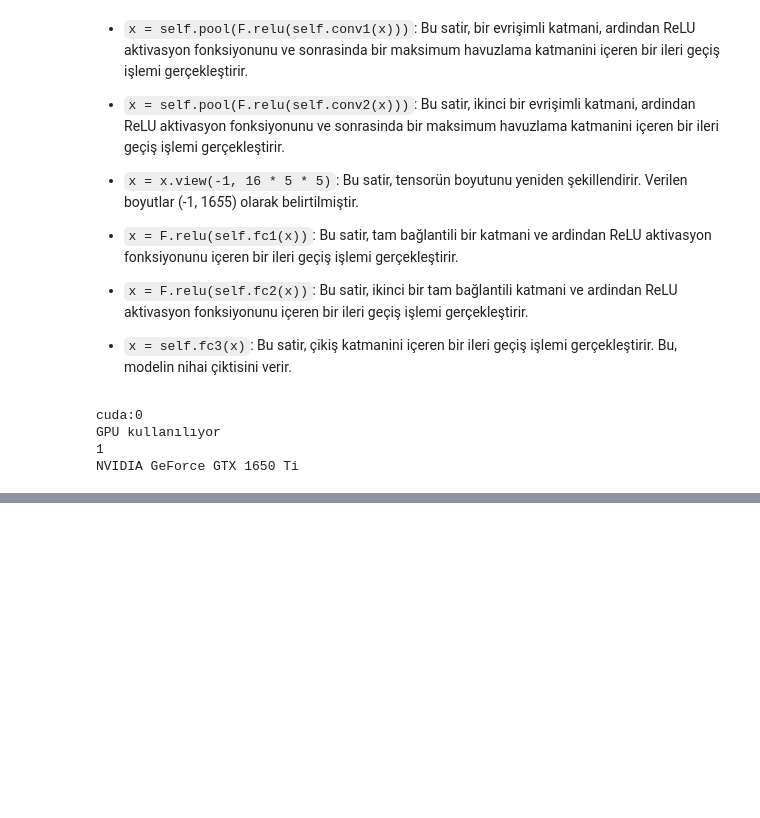
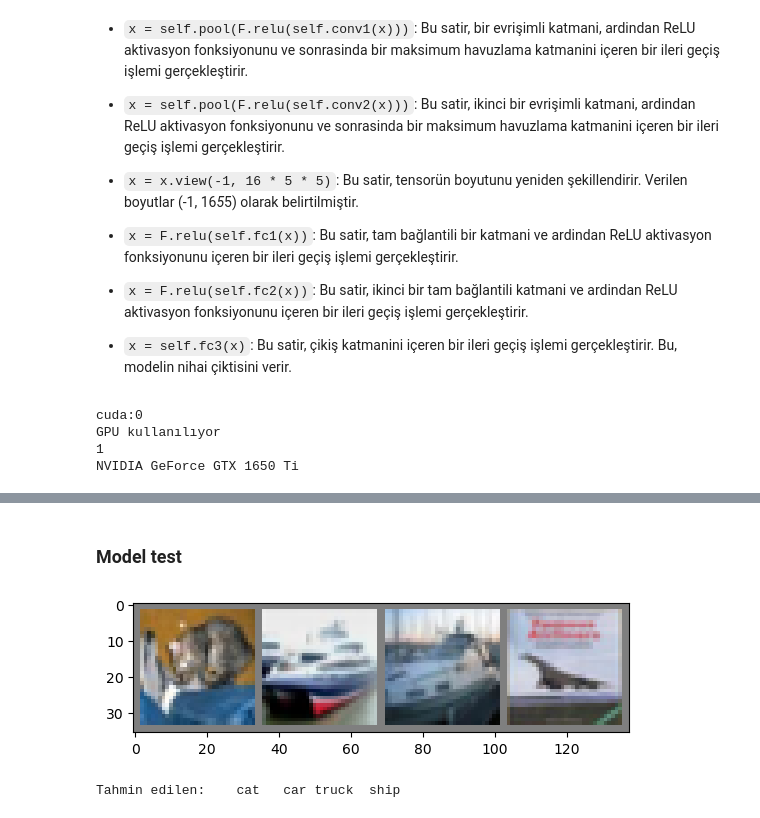
Before and after one commit to k-celal/pytorch-for-deep-learning, a Jupyter notebook: gpu_with_pytorch_cnn_algorithm.ipynb, the cells around one changed output, grey strips where cells are left out. Drawn from its saved outputs; the diff is of its cells as text; code cells hidden in the pictures; blank space fills up the shorter version.

Commit message:
[feat] model test

```diff
--- a/gpu_with_pytorch_cnn_algorithm.ipynb
+++ b/gpu_with_pytorch_cnn_algorithm.ipynb
@@ -178,0 +193,9 @@ print("Eğitim tamamlandi")
+# %% [markdown]
+### Model test
+# %%
+images, labels = next(iter(test_loader))
+
+# Image'i göstermek için image_show fonksiyonunu kullaniyoruz
+image_show(torchvision.utils.make_grid(images))
+# %% [output]
+[figure, added]
@@ -178,0 +207,4 @@ print("Eğitim tamamlandi")
+# %%
+print("Tahmin edilen: ", " ".join("%5s" % classes[predicted[j]] for j in range(4)))
+# %% [output]
+Tahmin edilen:    cat   car truck  ship
```
Also changed, not shown: parts of 6 cells of this notebook.
